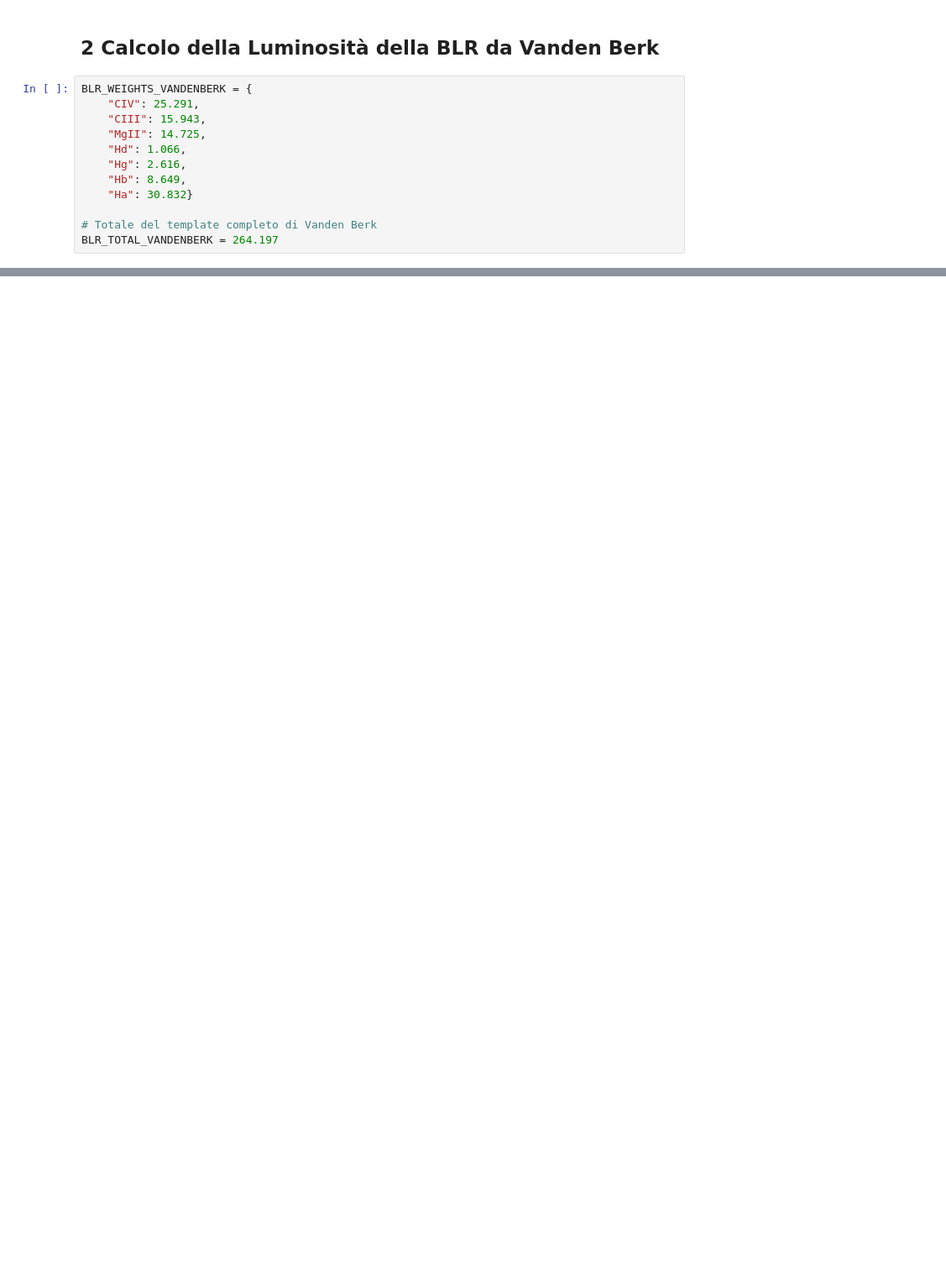
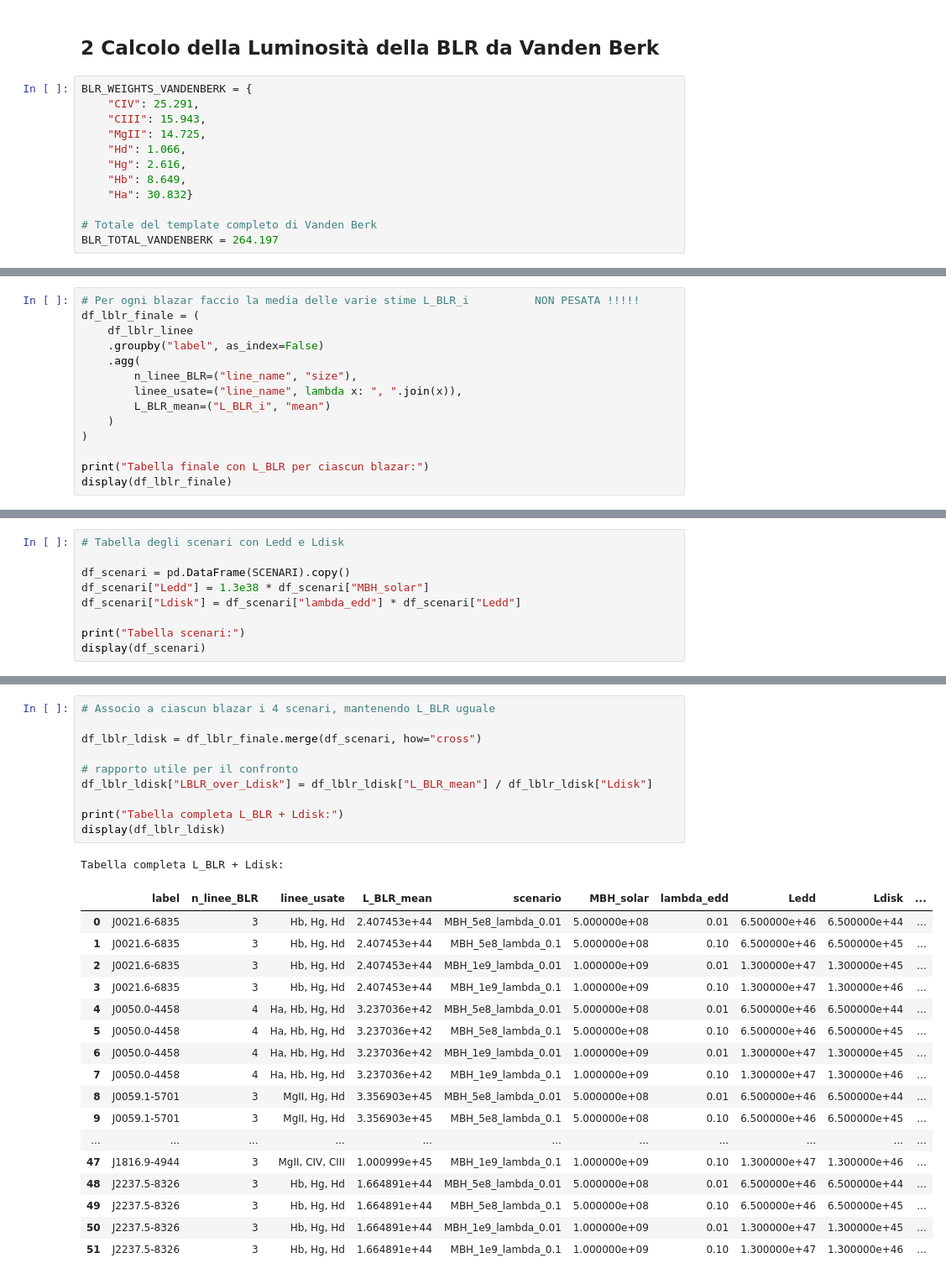
Before and after one commit to maddaba/Programmi_per_tesi, a Jupyter notebook: calcolo_cf_4_scenari.ipynb, the cells around one changed output, grey strips where cells are left out. Shown at 84% size. Drawn from its saved outputs; the diff is of its cells as text; blank space fills up the shorter version.

```diff
--- a/calcolo_cf_4_scenari.ipynb
+++ b/calcolo_cf_4_scenari.ipynb
@@ -758,0 +614,14 @@ with open("L_BLR_tabelle_per_blazar.csv", "w") as f:
+# %%
+# Per ogni blazar faccio la media delle varie stime L_BLR_i          NON PESATA !!!!!
+df_lblr_finale = (
+    df_lblr_linee
+    .groupby("label", as_index=False)
+    .agg(
+        n_linee_BLR=("line_name", "size"),
+        linee_usate=("line_name", lambda x: ", ".join(x)),
+        L_BLR_mean=("L_BLR_i", "mean")
+    )
+)
+
+print("Tabella finale con L_BLR per ciascun blazar:")
+display(df_lblr_finale)
@@ -758,0 +646,9 @@ with open("L_BLR_tabelle_per_blazar.csv", "w") as f:
+# %%
+# Tabella degli scenari con Ledd e Ldisk
+
+df_scenari = pd.DataFrame(SCENARI).copy()
+df_scenari["Ledd"] = 1.3e38 * df_scenari["MBH_solar"]
+df_scenari["Ldisk"] = df_scenari["lambda_edd"] * df_scenari["Ledd"]
+
+print("Tabella scenari:")
+display(df_scenari)
@@ -758,0 +662,29 @@ with open("L_BLR_tabelle_per_blazar.csv", "w") as f:
+# %%
+# Associo a ciascun blazar i 4 scenari, mantenendo L_BLR uguale
+
+df_lblr_ldisk = df_lblr_finale.merge(df_scenari, how="cross")
+
+# rapporto utile per il confronto
+df_lblr_ldisk["LBLR_over_Ldisk"] = df_lblr_ldisk["L_BLR_mean"] / df_lblr_ldisk["Ldisk"]
+
+print("Tabella completa L_BLR + Ldisk:")
+display(df_lblr_ldisk)
+# %% [output]
+Tabella completa L_BLR + Ldisk:
+|  | label | n_linee_BLR | linee_usate | L_BLR_mean | scenario | MBH_solar | lambda_edd | Ledd | Ldisk | ... |
+| 0 | J0021.6-6835 | 3 | Hb, Hg, Hd | 2.407453e+44 | MBH_5e8_lambda_0.01 | 5.000000e+08 | 0.01 | 6.500000e+46 | 6.500000e+44 | ... |
+| 1 | J0021.6-6835 | 3 | Hb, Hg, Hd | 2.407453e+44 | MBH_5e8_lambda_0.1 | 5.000000e+08 | 0.10 | 6.500000e+46 | 6.500000e+45 | ... |
+| 2 | J0021.6-6835 | 3 | Hb, Hg, Hd | 2.407453e+44 | MBH_1e9_lambda_0.01 | 1.000000e+09 | 0.01 | 1.300000e+47 | 1.300000e+45 | ... |
+| 3 | J0021.6-6835 | 3 | Hb, Hg, Hd | 2.407453e+44 | MBH_1e9_lambda_0.1 | 1.000000e+09 | 0.10 | 1.300000e+47 | 1.300000e+46 | ... |
+| 4 | J0050.0-4458 | 4 | Ha, Hb, Hg, Hd | 3.237036e+42 | MBH_5e8_lambda_0.01 | 5.000000e+08 | 0.01 | 6.500000e+46 | 6.500000e+44 | ... |
+| 5 | J0050.0-4458 | 4 | Ha, Hb, Hg, Hd | 3.237036e+42 | MBH_5e8_lambda_0.1 | 5.000000e+08 | 0.10 | 6.500000e+46 | 6.500000e+45 | ... |
+| 6 | J0050.0-4458 | 4 | Ha, Hb, Hg, Hd | 3.237036e+42 | MBH_1e9_lambda_0.01 | 1.000000e+09 | 0.01 | 1.300000e+47 | 1.300000e+45 | ... |
+| 7 | J0050.0-4458 | 4 | Ha, Hb, Hg, Hd | 3.237036e+42 | MBH_1e9_lambda_0.1 | 1.000000e+09 | 0.10 | 1.300000e+47 | 1.300000e+46 | ... |
+| 8 | J0059.1-5701 | 3 | MgII, Hg, Hd | 3.356903e+45 | MBH_5e8_lambda_0.01 | 5.000000e+08 | 0.01 | 6.500000e+46 | 6.500000e+44 | ... |
+| 9 | J0059.1-5701 | 3 | MgII, Hg, Hd | 3.356903e+45 | MBH_5e8_lambda_0.1 | 5.000000e+08 | 0.10 | 6.500000e+46 | 6.500000e+45 | ... |
+| ... | ... | ... | ... | ... | ... | ... | ... | ... | ... | ... |
+| 47 | J1816.9-4944 | 3 | MgII, CIV, CIII | 1.000999e+45 | MBH_1e9_lambda_0.1 | 1.000000e+09 | 0.10 | 1.300000e+47 | 1.300000e+46 | ... |
+| 48 | J2237.5-8326 | 3 | Hb, Hg, Hd | 1.664891e+44 | MBH_5e8_lambda_0.01 | 5.000000e+08 | 0.01 | 6.500000e+46 | 6.500000e+44 | ... |
+| 49 | J2237.5-8326 | 3 | Hb, Hg, Hd | 1.664891e+44 | MBH_5e8_lambda_0.1 | 5.000000e+08 | 0.10 | 6.500000e+46 | 6.500000e+45 | ... |
+| 50 | J2237.5-8326 | 3 | Hb, Hg, Hd | 1.664891e+44 | MBH_1e9_lambda_0.01 | 1.000000e+09 | 0.01 | 1.300000e+47 | 1.300000e+45 | ... |
+| 51 | J2237.5-8326 | 3 | Hb, Hg, Hd | 1.664891e+44 | MBH_1e9_lambda_0.1 | 1.000000e+09 | 0.10 | 1.300000e+47 | 1.300000e+46 | ... |
```
Also changed, not shown: parts of 13 cells of this notebook.
